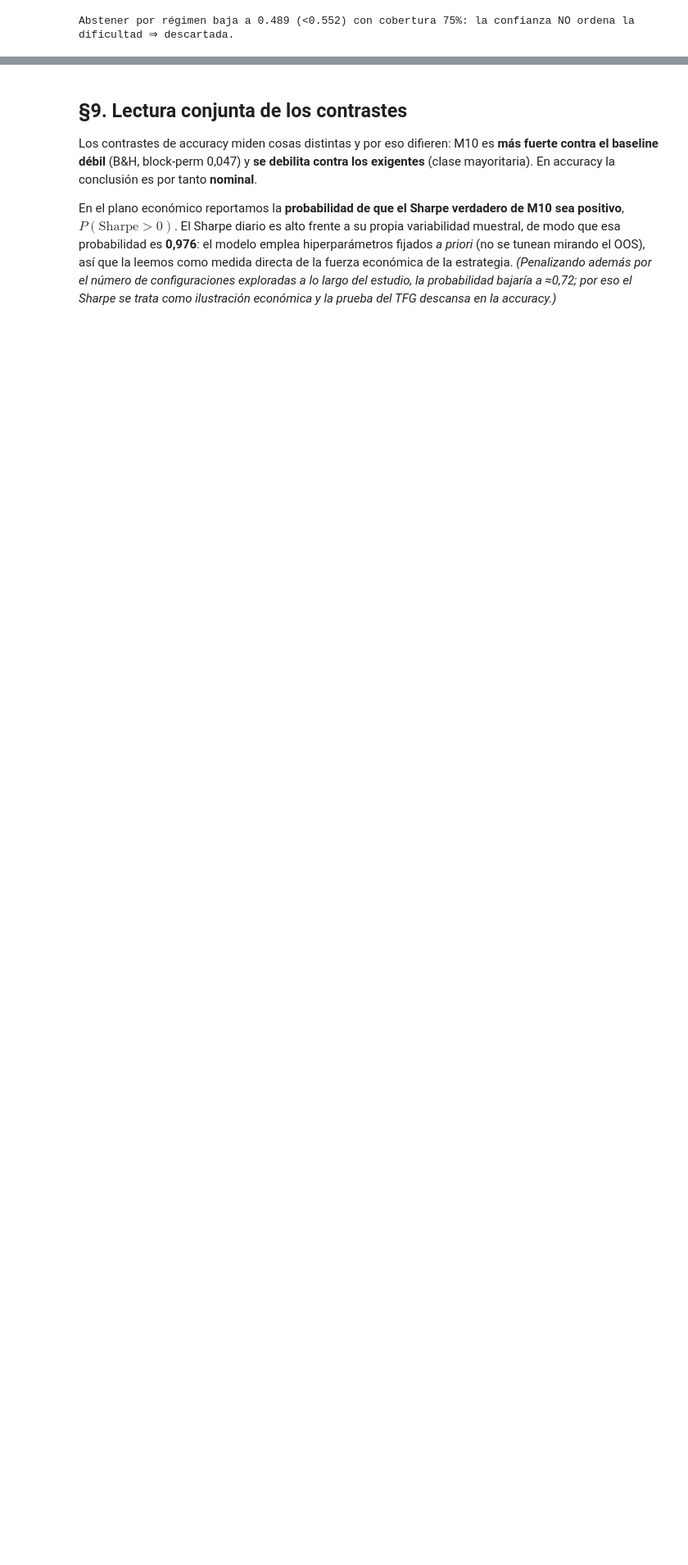
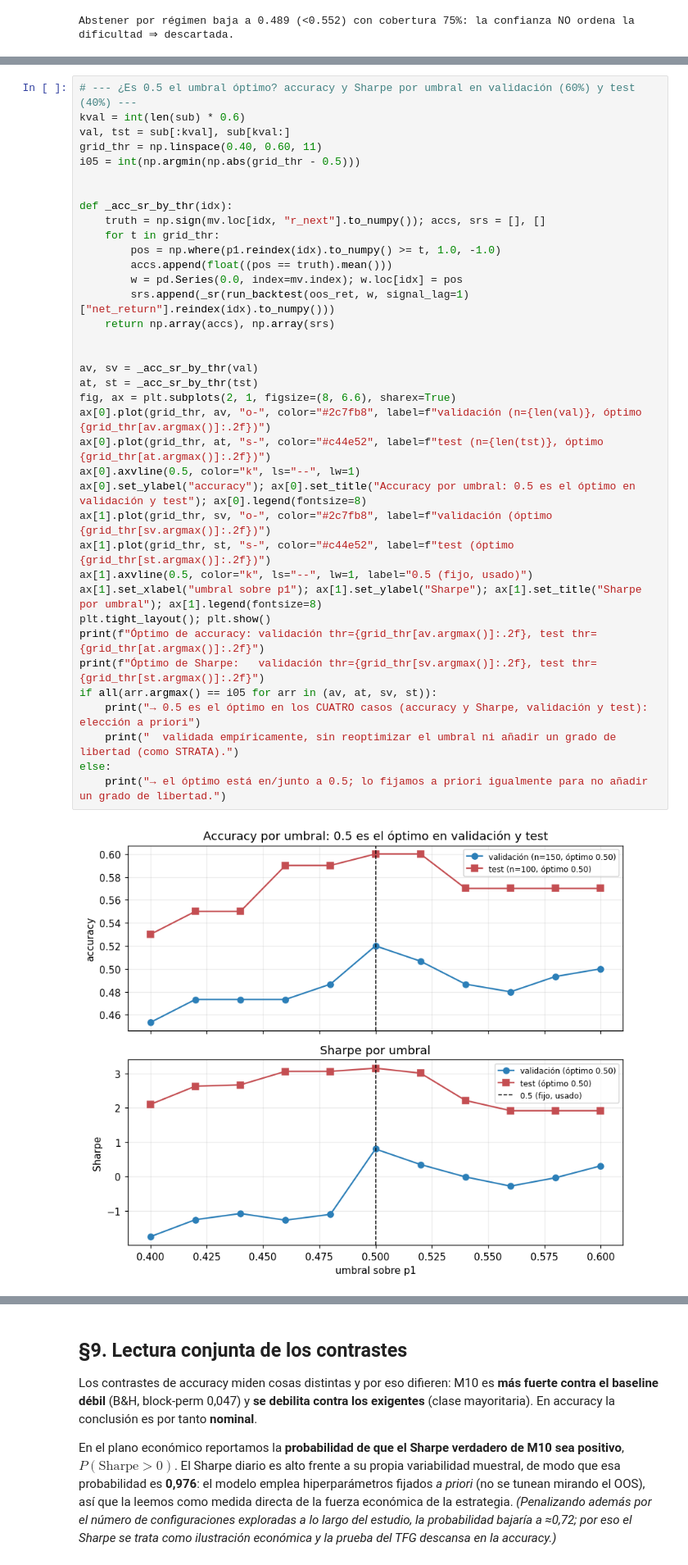
Before and after one commit to RaquelGarciah/Real-time-statistical-supervision-of-an-AI-trading-agent, a Jupyter notebook: notebooks/STRATA_SMCI.ipynb, the cells around one changed output, grey strips where cells are left out. Shown at 82% size. Cells and saved outputs as stored; diff of their text form; blank space fills up the shorter version.

```diff
--- a/notebooks/STRATA_SMCI.ipynb
+++ b/notebooks/STRATA_SMCI.ipynb
@@ -1069,0 +1032,39 @@ else:
+# %%
+# --- ¿Es 0.5 el umbral óptimo? accuracy y Sharpe por umbral en validación (60%) y test (40%) ---
+kval = int(len(sub) * 0.6)
+val, tst = sub[:kval], sub[kval:]
+grid_thr = np.linspace(0.40, 0.60, 11)
+i05 = int(np.argmin(np.abs(grid_thr - 0.5)))
+
+
+def _acc_sr_by_thr(idx):
+    truth = np.sign(mv.loc[idx, "r_next"].to_numpy()); accs, srs = [], []
+    for t in grid_thr:
+        pos = np.where(p1.reindex(idx).to_numpy() >= t, 1.0, -1.0)
+        accs.append(float((pos == truth).mean()))
+        w = pd.Series(0.0, index=mv.index); w.loc[idx] = pos
+        srs.append(_sr(run_backtest(oos_ret, w, signal_lag=1)["net_return"].reindex(idx).to_numpy()))
+    return np.array(accs), np.array(srs)
+
+
+av, sv = _acc_sr_by_thr(val)
+at, st = _acc_sr_by_thr(tst)
+fig, ax = plt.subplots(2, 1, figsize=(8, 6.6), sharex=True)
+ax[0].plot(grid_thr, av, "o-", color="#2c7fb8", label=f"validación (n={len(val)}, óptimo {grid_thr[av.argmax()]:.2f})")
+ax[0].plot(grid_thr, at, "s-", color="#c44e52", label=f"test (n={len(tst)}, óptimo {grid_thr[at.argmax()]:.2f})")
+ax[0].axvline(0.5, color="k", ls="--", lw=1)
+ax[0].set_ylabel("accuracy"); ax[0].set_title("Accuracy por umbral: 0.5 es el óptimo en validación y test"); ax[0].legend(fontsize=8)
+ax[1].plot(grid_thr, sv, "o-", color="#2c7fb8", label=f"validación (óptimo {grid_thr[sv.argmax()]:.2f})")
+ax[1].plot(grid_thr, st, "s-", color="#c44e52", label=f"test (óptimo {grid_thr[st.argmax()]:.2f})")
+ax[1].axvline(0.5, color="k", ls="--", lw=1, label="0.5 (fijo, usado)")
+ax[1].set_xlabel("umbral sobre p1"); ax[1].set_ylabel("Sharpe"); ax[1].set_title("Sharpe por umbral"); ax[1].legend(fontsize=8)
+plt.tight_layout(); plt.show()
+print(f"Óptimo de accuracy: validación thr={grid_thr[av.argmax()]:.2f}, test thr={grid_thr[at.argmax()]:.2f}")
+print(f"Óptimo de Sharpe:   validación thr={grid_thr[sv.argmax()]:.2f}, test thr={grid_thr[st.argmax()]:.2f}")
+if all(arr.argmax() == i05 for arr in (av, at, sv, st)):
+    print("→ 0.5 es el óptimo en los CUATRO casos (accuracy y Sharpe, validación y test): elección a priori")
+    print("  validada empíricamente, sin reoptimizar el umbral ni añadir un grado de libertad (como STRATA).")
+else:
+    print("→ el óptimo está en/junto a 0.5; lo fijamos a priori igualmente para no añadir un grado de libertad.")
+# %% [output]
+[figure, added]
```
Also changed, not shown: parts of 4 cells of this notebook, 1 other file.
